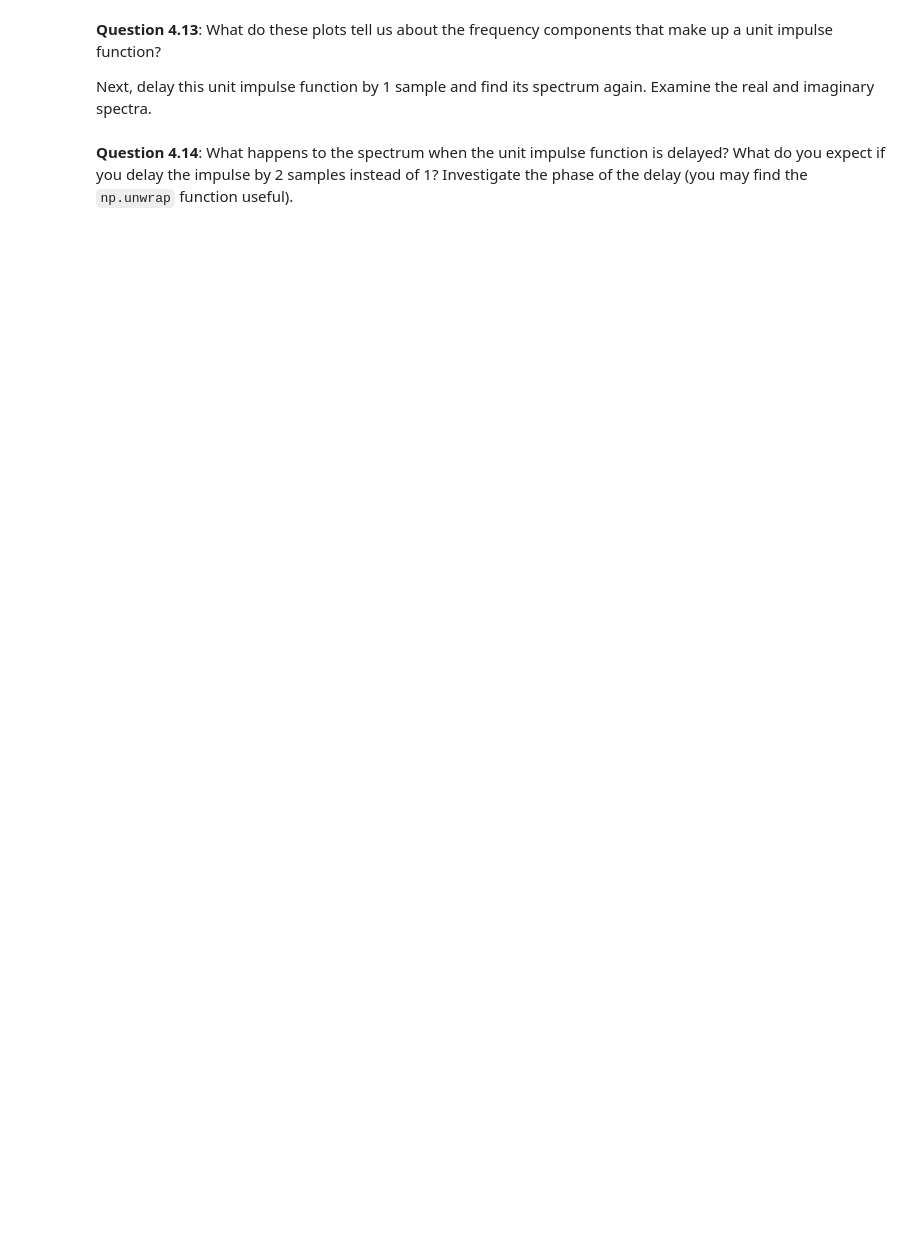
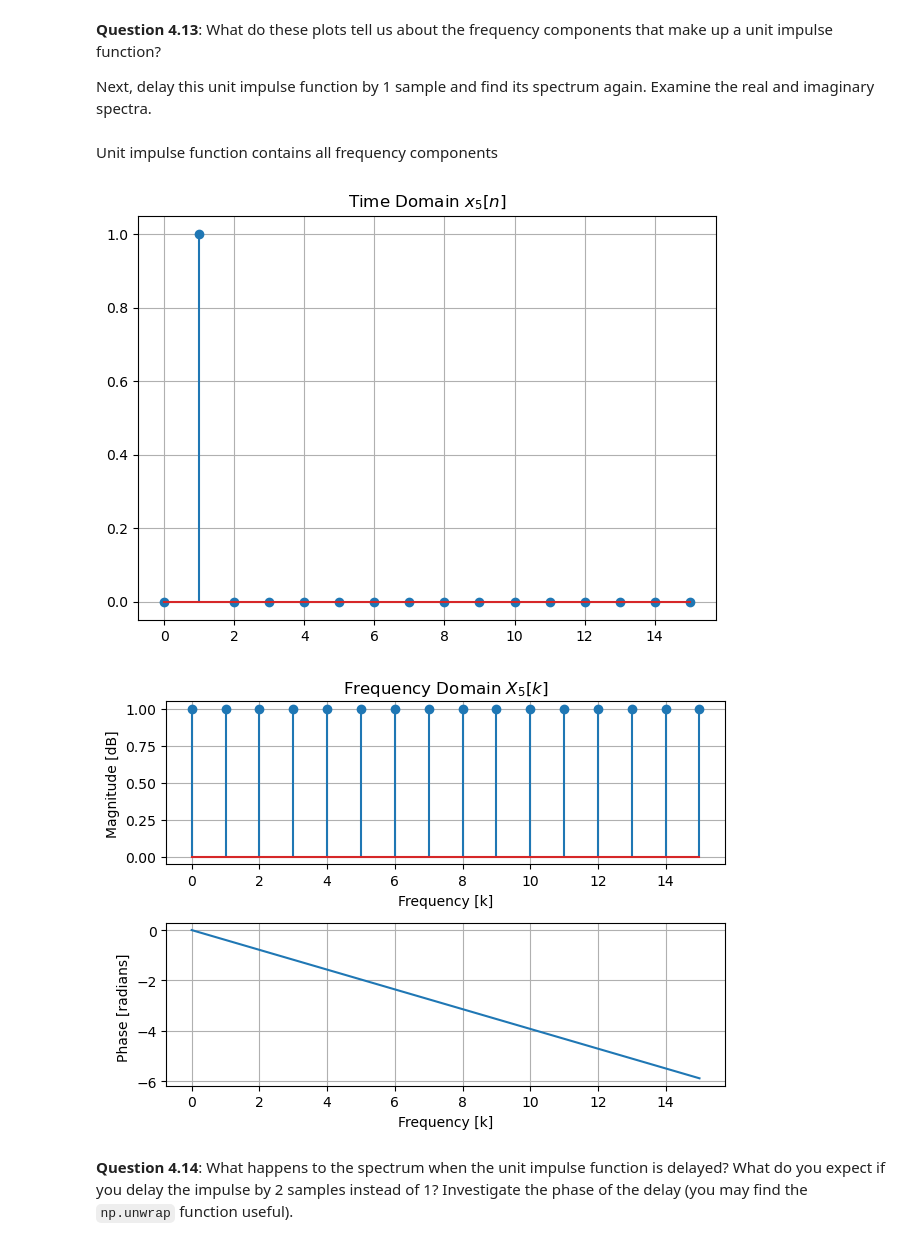
Before and after one commit to lucasng32/sap-EE2-SS-LAB, a Jupyter notebook: EX4 - Fourier.ipynb, the cells around one changed output. Drawn from its saved outputs; the diff is of its cells as text; code cells hidden in the pictures; blank space fills up the shorter version.

```diff
--- a/EX4 - Fourier.ipynb
+++ b/EX4 - Fourier.ipynb
@@ -285,2 +285,19 @@ Next, delay this unit impulse function by 1 sample and find its spectrum again.
+# %% [markdown]
+Unit impulse function contains all frequency components
+# %%
+# add your code here
+delayed_one = np.array([0,1]) # Gradually reduce the width of the pulse until it becomes a unit impulse function
+following_zeros = np.zeros(14)
+
+x5 = np.concatenate((delayed_one, following_zeros))
+plt = plot_signal(x5, title='Time Domain $x_5[n]$', func='stem')
+plt.show()
+
+X5 = fft(x5);
+plt = plot_spec(X5, title='Frequency Domain $X_5[k]$', func='stem')
+plt.show()
+# %% [output]
+[figure, added]
+[figure, added]
 # %% [markdown]
 **Question 4.14**: What happens to the spectrum when the unit impulse function is delayed? What do you expect if you delay the impulse by 2 samples instead of 1? Investigate the phase of the delay (you may find the `np.unwrap` function useful).
```
Also changed, not shown: parts of 26 cells of this notebook, 5 other files.
